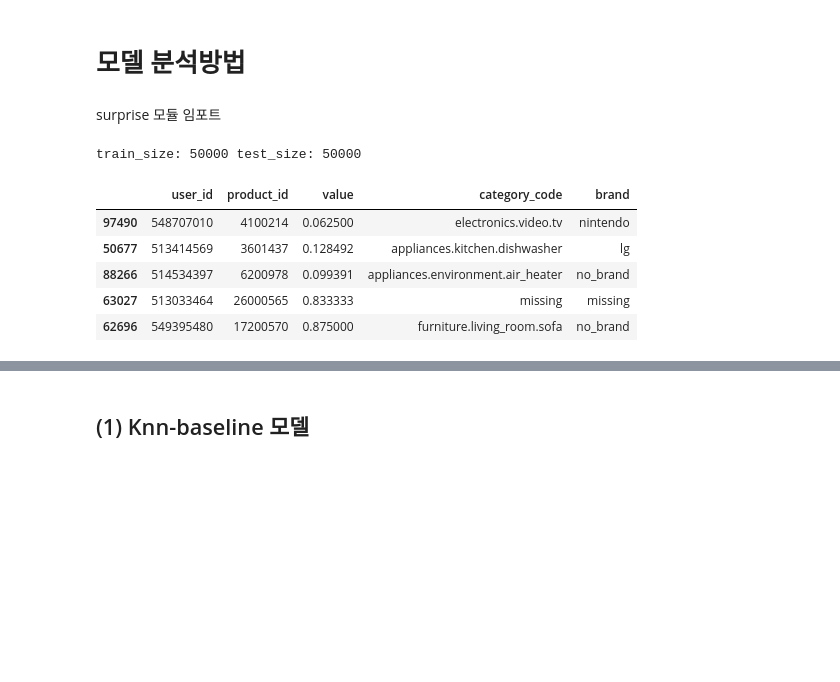
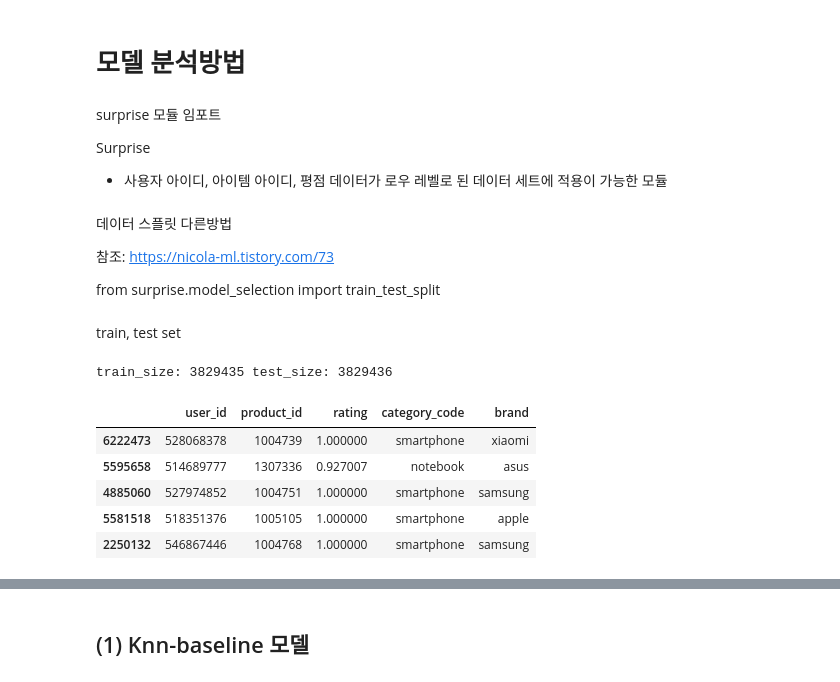
Before and after one commit to benidjor/ecommerce-behavior-data-analysis, a Jupyter notebook: esj_data/cp2_model.ipynb, the cells around one changed output, grey strips where cells are left out. Saved outputs shown, nothing was run; the diff lists cells and outputs as text; code cells hidden in the pictures; blank space fills up the shorter version.

```diff
--- a/esj_data/cp2_model.ipynb
+++ b/esj_data/cp2_model.ipynb
@@ -212,0 +243,4 @@ df_r_m.head()
+# %%
+# read
+df = pd.read_parquet("C://Users//JEON_SANGEON//codestates//data//sample.parquet")
+df
@@ -213,3 +291,5 @@ df_r_m.head()
+# %%
+df_r_m = df.copy()
 # %%
 df_r_m.dtypes
 # %% [output]
@@ -247,7 +327,10 @@ Name: value, Length: 33765, dtype: int64
 # %% [markdown]
 # 모델 분석방법
-# %% [markdown]
-surprise 모듈 임포트
+# %% [markdown]
+surprise 모듈 임포트
+
+Surprise
+- 사용자 아이디, 아이템 아이디, 평점 데이터가 로우 레벨로 된 데이터 세트에 적용이 가능한 모듈
 # %%
 from surprise import SVD, BaselineOnly, SVDpp, Reader
 from surprise import Dataset
@@ -256,30 +339,38 @@ from surprise.prediction_algorithms import KNNBaseline
 from surprise import accuracy
 from surprise import dump
 from sklearn.metrics.pairwise import linear_kernel, cosine_similarity
+# %% [markdown]
+데이터 스플릿 다른방법
+
+참조: https://nicola-ml.tistory.com/73
+
+from surprise.model_selection import train_test_split
+# %% [markdown]
+train, test set
 # %%
 # train, test set split
 
 ## data randomly shuffling.
 df_r_m = df_r_m.sample(frac=1)
 df_r_m
 
 len(df_r_m)
 cutoff = int(.5 * len(df_r_m))
 train_r = df_r_m[:cutoff]
 test_r = df_r_m[cutoff:]
 
-train_r = train_r[['user_id', 'product_id', 'value', 'category_code', 'brand']]
-test_r = test_r[['user_id', 'product_id', 'value', 'category_code', 'brand']]
+train_r = train_r[['user_id', 'product_id', 'rating', 'category_code', 'brand']]
+test_r = test_r[['user_id', 'product_id', 'rating', 'category_code', 'brand']]
 print("train_size:", len(train_r), "test_size:", len(test_r))
 train_r.head()
 # %% [output]
-train_size: 50000 test_size: 50000
+train_size: 3829435 test_size: 3829436
-|  | user_id | product_id | value | category_code | brand |
-| 97490 | 548707010 | 4100214 | 0.062500 | electronics.video.tv | nintendo |
-| 50677 | 513414569 | 3601437 | 0.128492 | appliances.kitchen.dishwasher | lg |
-| 88266 | 514534397 | 6200978 | 0.099391 | appliances.environment.air_heater | no_brand |
-| 63027 | 513033464 | 26000565 | 0.833333 | missing | missing |
-| 62696 | 549395480 | 17200570 | 0.875000 | furniture.living_room.sofa | no_brand |
+|  | user_id | product_id | rating | category_code | brand |
+| 6222473 | 528068378 | 1004739 | 1.000000 | smartphone | xiaomi |
+| 5595658 | 514689777 | 1307336 | 0.927007 | notebook | asus |
+| 4885060 | 527974852 | 1004751 | 1.000000 | smartphone | samsung |
+| 5581518 | 518351376 | 1005105 | 1.000000 | smartphone | apple |
+| 2250132 | 546867446 | 1004768 | 1.000000 | smartphone | samsung |
 # %%
 def convert_traintest_dataframe_forsurprise(training_dataframe, testing_dataframe):
     reader = Reader(rating_scale=(0, 5))
```
Also changed, not shown: parts of 60 cells of this notebook.
